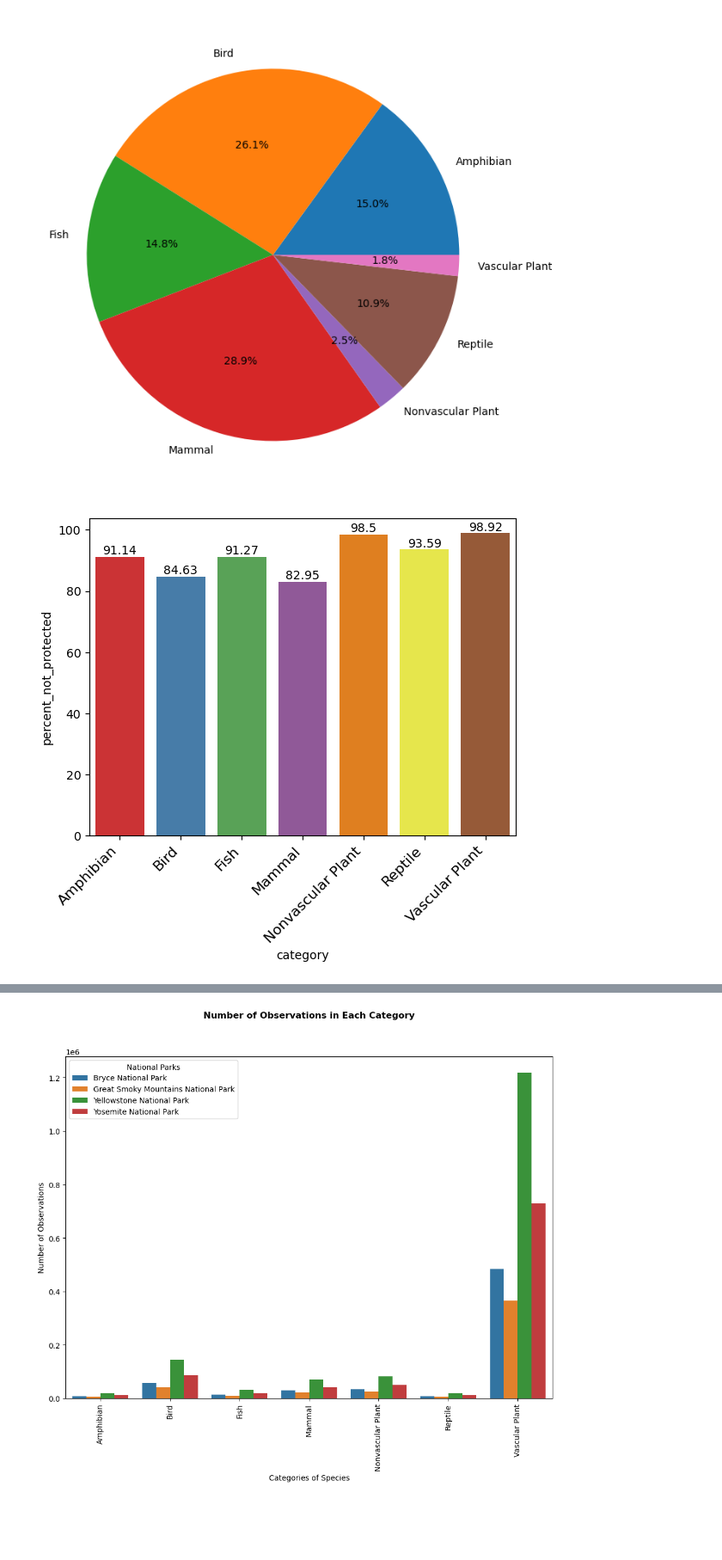
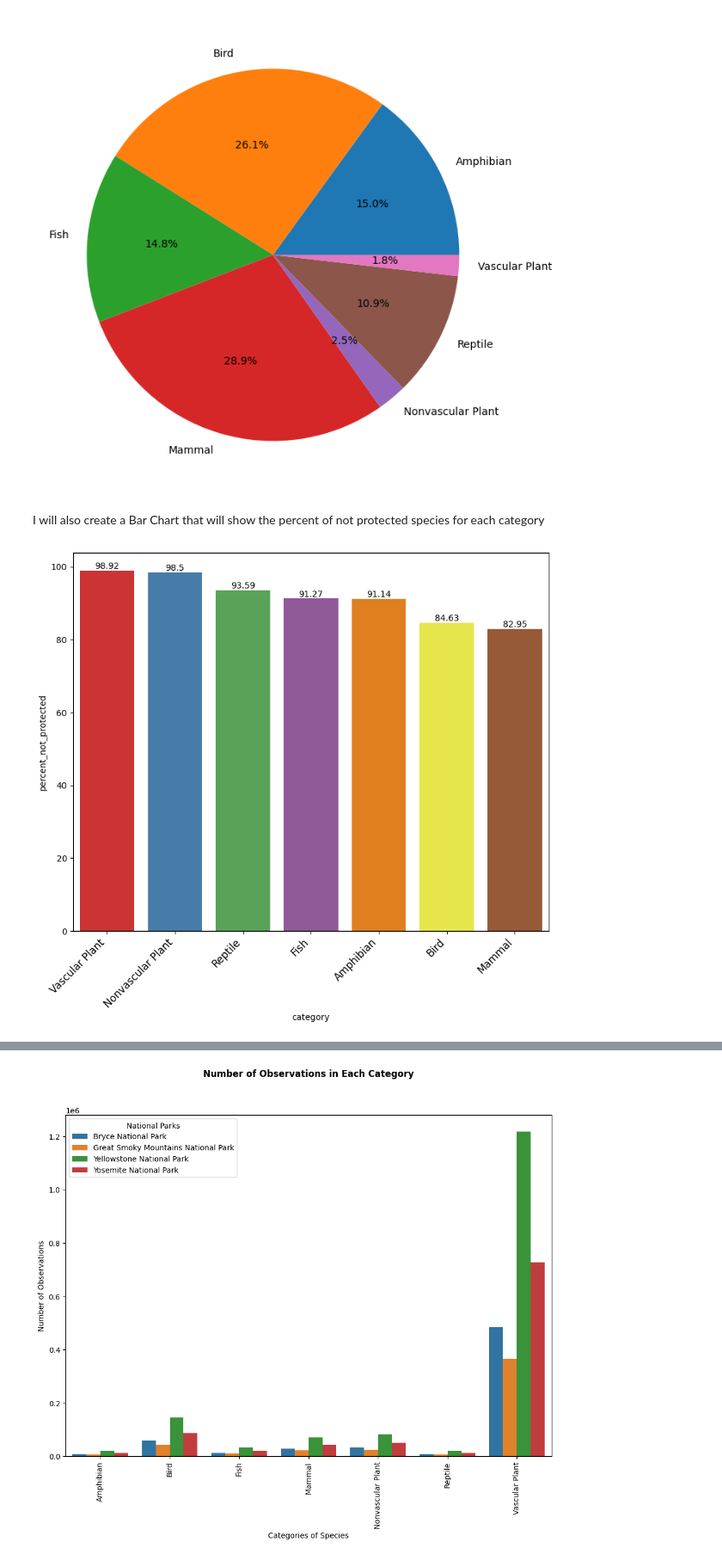
Before and after one commit to unclethien/National_Parks_Service_Project, a Jupyter notebook: biodiversity.ipynb, the cells around one changed output, grey strips where cells are left out. Shown at 86% size. Drawn from its saved outputs; the diff is of its cells as text; code cells hidden in the pictures; blank space fills up the shorter version.

```diff
--- a/biodiversity.ipynb
+++ b/biodiversity.ipynb
@@ -273,7 +299,7 @@ species['is_protected'] = species.conservation_status != 'No Intervention'
 category_counts = species.groupby(['category', 'is_protected'])\
     .scientific_name.nunique().reset_index()\
         .pivot(columns='is_protected', index='category', values='scientific_name').reset_index()
-category_counts.columns = ['category', 'not_protected', 'is_protected']
+category_counts.columns = ['category', 'not_protected', 'protected']
 category_counts['percent_protected'] = round((category_counts.protected / (category_counts.protected + category_counts.not_protected))*100,2)
 category_counts['percent_not_protected'] = round((category_counts.not_protected / (category_counts.protected + category_counts.not_protected))*100,2)
 category_counts
@@ -286,13 +319,16 @@ plt.pie(category_counts.percent_protected, labels=category_counts.category, auto
 plt.show()
 # %% [output]
 [figure]
+# %% [markdown]
+I will also create a Bar Chart that will show the percent of not protected species for each category
 # %%
-#create bar chart to show percentage of not protected species for each category
+plt.figure(figsize=(10,8))
+category_counts = category_counts.sort_values(by='percent_not_protected', ascending=False)
 ax = sns.barplot(data=category_counts, x='category', y='percent_not_protected', palette="Set1")
 ax.set_xticklabels(ax.get_xticklabels(), rotation=45, ha="right", fontsize=12, fontweight='light',
      color='black', fontstyle='normal', fontfamily='sans-serif',wrap = False)
 
 for i in ax.containers:
     ax.bar_label(i,)
 # %% [output]
-[figure, old version]
+[figure, new version]
```
Also changed, not shown: parts of 14 cells of this notebook.
